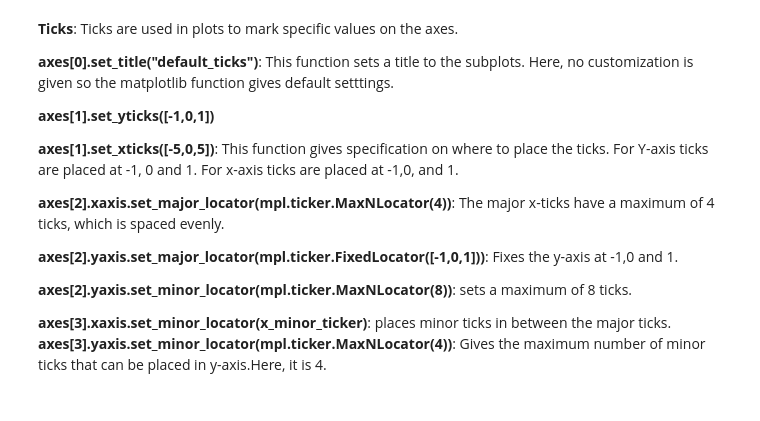
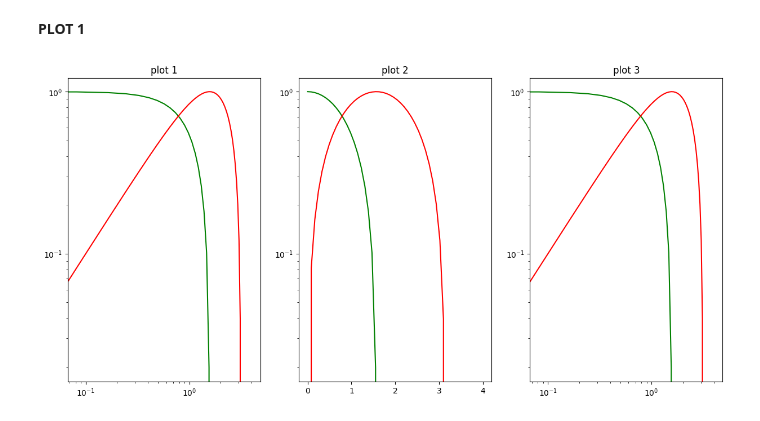
Before and after one commit to GOPIKAV77/Python, a Jupyter notebook: plot_figure_2.ipynb, the cells around one changed output. Cells and saved outputs as stored; diff of their text form; code cells hidden in the pictures.

```diff
--- a/plot_figure_2.ipynb
+++ b/plot_figure_2.ipynb
@@ -40,17 +3,24 @@ axes[3].yaxis.set_minor_locator(mpl.ticker.MaxNLocator(4))
-# %% [markdown]
-**Ticks**: Ticks are used in plots to mark specific values on the axes.
-
-**axes[0].set_title("default_ticks")**: This function sets a title to the subplots. Here, no customization is given so the matplotlib function gives default setttings.
-
-**axes[1].set_yticks([-1,0,1])**
-
-**axes[1].set_xticks([-5,0,5])**: This function gives specification on where to place the ticks. For Y-axis ticks are placed at -1, 0 and 1. For x-axis ticks are placed at -1,0, and 1.
-
-**axes[2].xaxis.set_major_locator(mpl.ticker.MaxNLocator(4))**: The major x-ticks have a maximum of 4 ticks, which is spaced evenly.
-
-**axes[2].yaxis.set_major_locator(mpl.ticker.FixedLocator([-1,0,1]))**: Fixes the y-axis at -1,0 and 1.
-
-**axes[2].yaxis.set_minor_locator(mpl.ticker.MaxNLocator(8))**: sets a maximum of 8 ticks.
-
-**axes[3].xaxis.set_minor_locator(x_minor_ticker)**: places minor ticks in between the major ticks.
-**axes[3].yaxis.set_minor_locator(mpl.ticker.MaxNLocator(4))**:  Gives the maximum number of minor ticks  that can be placed in y-axis.Here, it is 4.
+# %% [markdown]
+**PLOT 1**
+# %%
+import numpy as np
+import matplotlib.pyplot as plt
+import matplotlib as mpl
+
+fig,axes = plt.subplots(1,3,figsize = (15,7))
+
+x = np.linspace(0,4,50)
+x1, x2 = np.cos(x),np.sin(x)
+
+axes[0].set_title('plot 1')
+axes[0].loglog(x,x1,"g",x,x2,'r')
+
+axes[1].set_title("plot 2")
+axes[1].semilogy(x,x1,'g',x,x2,'r')
+
+axes[2].set_title("plot 3")
+axes[2].plot(x,x1,'g',x,x2,'r')
+axes[2].set_xscale("log")
+axes[2].set_yscale("log")
+# %% [output]
+[figure, added]
```
Also changed, not shown: parts of 7 cells of this notebook.
